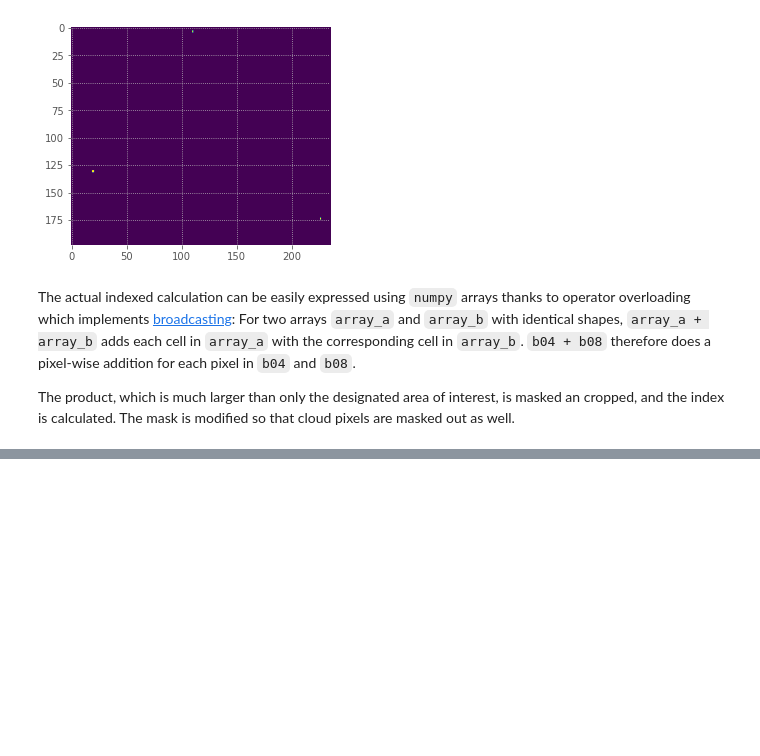
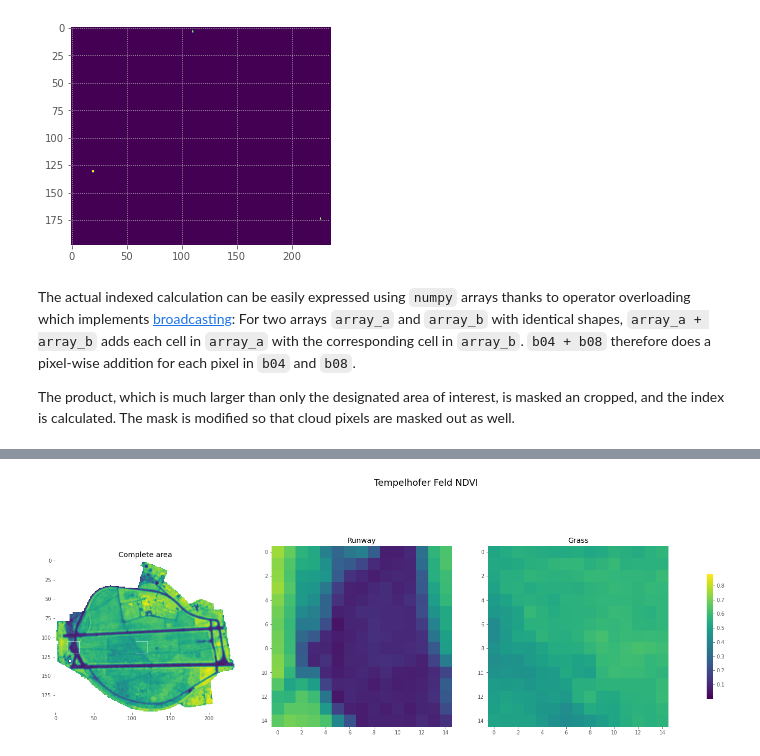
Before and after one commit to rrrnld/earth-observation-for-journalism, a Jupyter notebook: sources/02b NDVI.ipynb, the cells around one changed output, grey strips where cells are left out. Drawn from its saved outputs; the diff is of its cells as text; code cells hidden in the pictures; blank space fills up the shorter version.

Commit message:
Add runway and grass comparison to NDVI

```diff
--- a/sources/02b NDVI.ipynb
+++ b/sources/02b NDVI.ipynb
@@ -124,0 +127,41 @@ Source: [USGS](https://www.usgs.gov/core-science-systems/eros/phenology/science/
+# %%
+# draw rectangles on ndvi plot
+import matplotlib.patches as patches
+
+fig, axs = plt.subplots(ncols=3, figsize=(27,9))
+fig.suptitle('Tempelhofer Feld NDVI', fontsize=18)
+
+# hide background grid
+axs[0].grid(False)
+axs[1].grid(False)
+axs[2].grid(False)
+
+# use same color scale for all plots
+vmin = ndvi.min()
+vmax = ndvi.max()
+
+# plot ndvi first
+axs[0].imshow(ndvi[0])
+
+# mark different areas on first plot
+runway = patches.Rectangle((16, 105), 15, 15, facecolor='none', edgecolor='white')
+grass = patches.Rectangle((105, 105), 15, 15, facecolor='none', edgecolor='white')
+
+axs[0].add_patch(runway)
+axs[0].add_patch(grass)
+axs[0].set_title('Complete area')
+
+# use array indexing to plot the areas marked by the rectangles
+# indices are z,y,x
+runway_extracted = ndvi[0,105:120,16:31]
+axs[1].imshow(runway_extracted, vmin=vmin, vmax=vmax)
+axs[1].set_title('Runway')
+
+grass_extracted = ndvi[0,105:120,105:120]
+im = axs[2].imshow(grass_extracted, vmin=vmin, vmax=vmax)
+axs[2].set_title('Grass')
+
+# add color bar
+cbar = fig.colorbar(im, ax=axs.ravel().tolist(), shrink=0.5)
+# %% [output]
+[figure, added]
```
Also changed, not shown: parts of 5 cells of this notebook.
